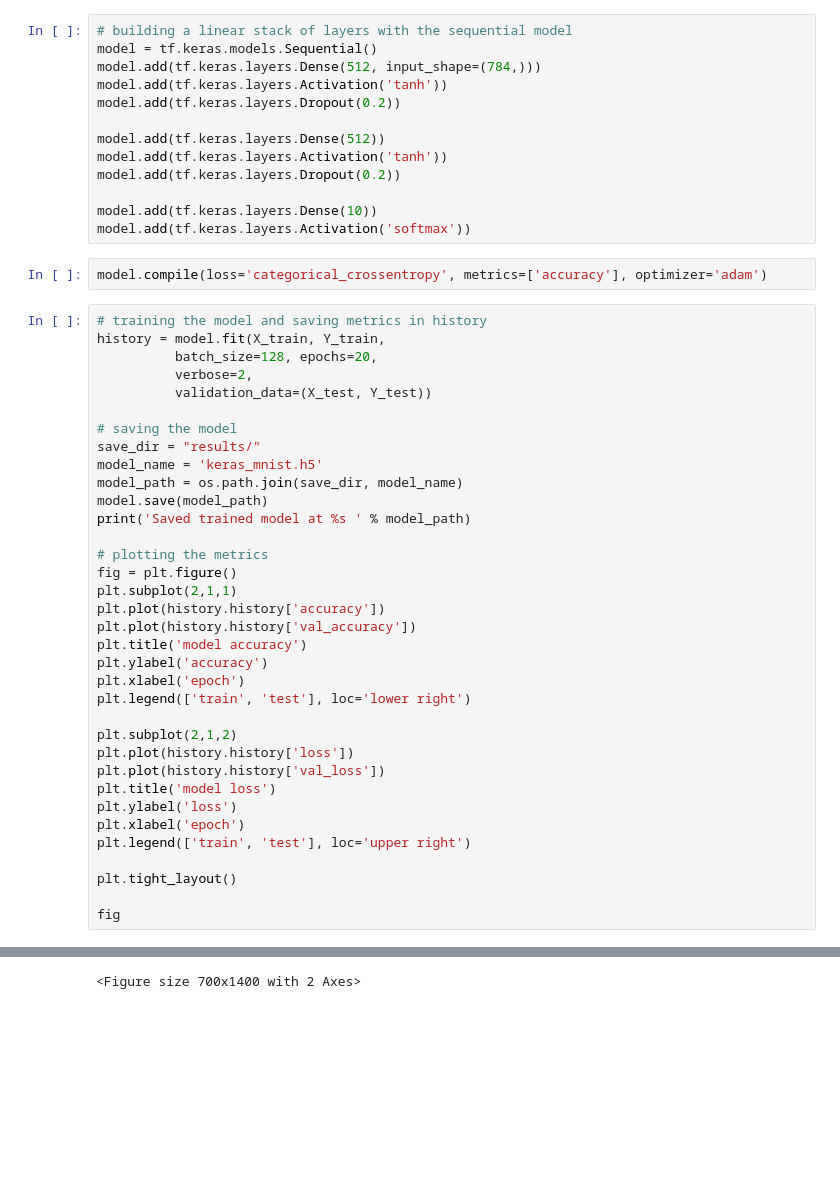
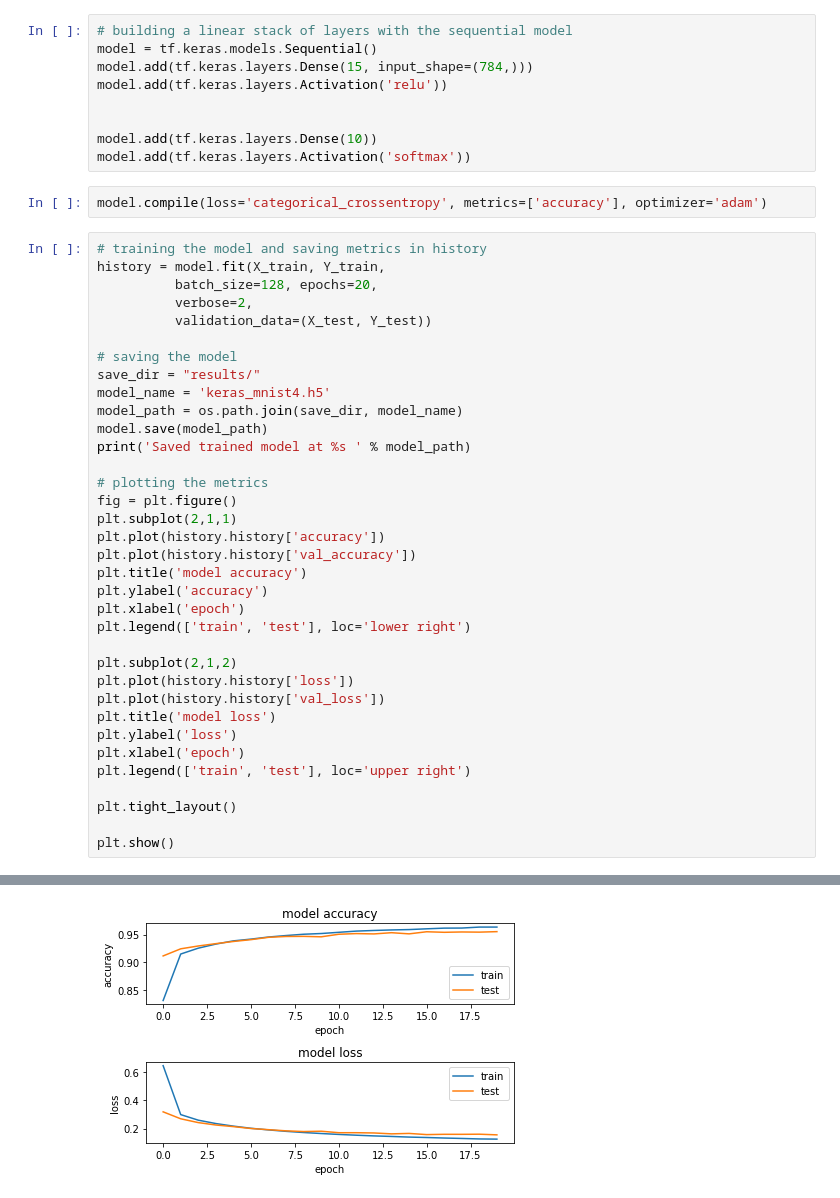
Before and after one commit to spiritofthegael/neural_networks, a Jupyter notebook: neural_network.ipynb, the cells around one changed output, grey strips where cells are left out. Drawn from its saved outputs; the diff is of its cells as text; blank space fills up the shorter version.

```diff
--- a/neural_network.ipynb
+++ b/neural_network.ipynb
@@ -49,13 +50,9 @@ Shape after one-hot encoding:  (60000, 10)
 # %%
 # building a linear stack of layers with the sequential model
 model = tf.keras.models.Sequential()
-model.add(tf.keras.layers.Dense(512, input_shape=(784,)))
-model.add(tf.keras.layers.Activation('tanh'))
-model.add(tf.keras.layers.Dropout(0.2))
+model.add(tf.keras.layers.Dense(15, input_shape=(784,)))
+model.add(tf.keras.layers.Activation('relu'))
 
-model.add(tf.keras.layers.Dense(512))
-model.add(tf.keras.layers.Activation('tanh'))
-model.add(tf.keras.layers.Dropout(0.2))
 
 model.add(tf.keras.layers.Dense(10))
 model.add(tf.keras.layers.Activation('softmax'))
@@ -70,7 +67,7 @@ history = model.fit(X_train, Y_train,
 
 # saving the model
 save_dir = "results/"
-model_name = 'keras_mnist.h5'
+model_name = 'keras_mnist4.h5'
 model_path = os.path.join(save_dir, model_name)
 model.save(model_path)
 print('Saved trained model at %s ' % model_path)
@@ -95,6 +92,6 @@ plt.legend(['train', 'test'], loc='upper right')
 
 plt.tight_layout()
 
-fig
+plt.show()
 # %% [output]
 Epoch 1/20
@@ -117,4 +114,4 @@ Saved trained model at results/keras_mnist.h5
-<Figure size 700x1400 with 2 Axes>
+[figure, added]
 # %%
 mnist_model = tf.keras.models.load_model(model_path)
 loss_and_metrics = mnist_model.evaluate(X_test, Y_test, verbose=2)
```
Also changed, not shown: parts of 6 cells of this notebook, 5 other files.
